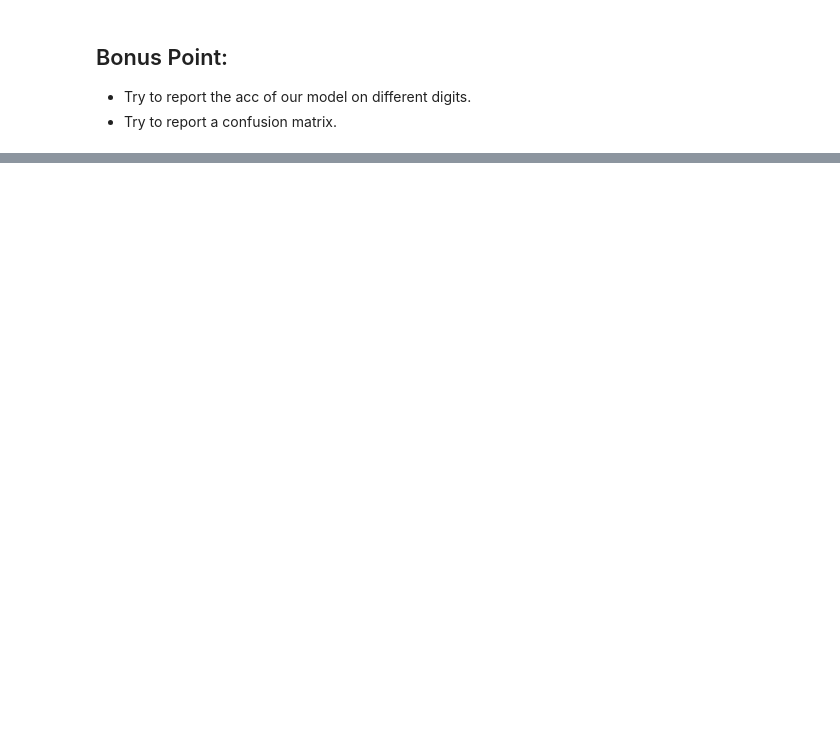
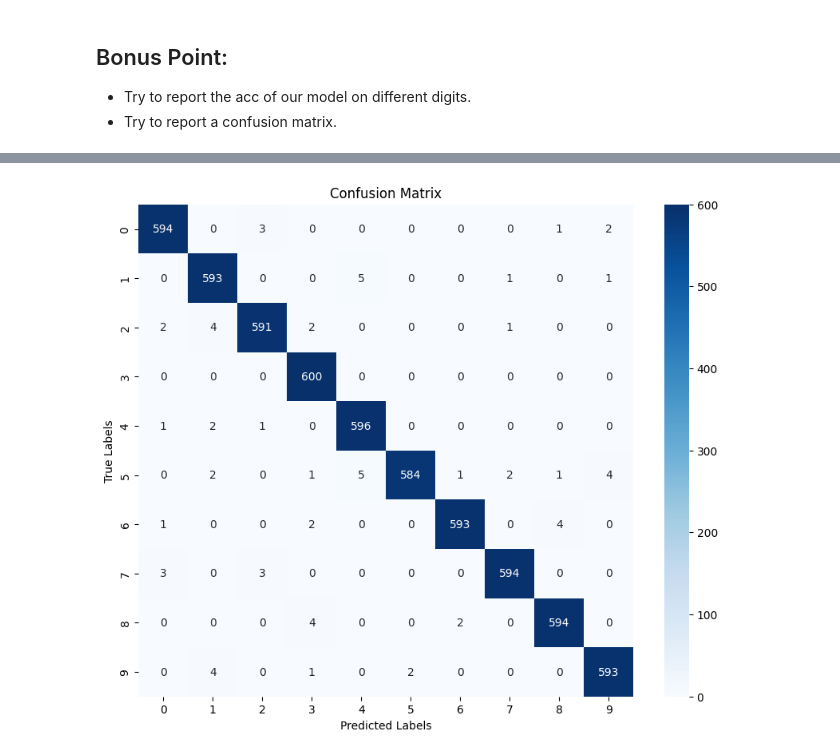
Before and after one commit to msoley/CSCI-535, a Jupyter notebook: speech-MNIST.ipynb, the cells around one changed output, grey strips where cells are left out. Cells and saved outputs as stored; diff of their text form; code cells hidden in the pictures; blank space fills up the shorter version.

```diff
--- a/speech-MNIST.ipynb
+++ b/speech-MNIST.ipynb
@@ -105,10 +118,12 @@ batch_size = 64
 filenames, labels = get_filenames_and_labels(root_dir)
 
 # TODO: Split data (One line of code)
-# You should use the function `split_data` that you have implemented.
+filenames_train, labels_train, filenames_test, labels_test, filenames_valid, labels_valid = split_data(filenames, labels, test_size=0.2, valid_size=0.2)
 
 # TODO: Create datasets (Three lines of code)
-# You should use the function `create_dataset` that was provided.
+train_dataset = create_dataset(filenames_train, labels_train, batch_size)
+test_dataset = create_dataset(filenames_test, labels_test, batch_size)
+valid_dataset = create_dataset(filenames_valid, labels_valid, batch_size)
 
 # Logging the dataset information along with the number of samples
 print("Train Dataset:", train_dataset, "Number of Samples:", len(filenames_train))
@@ -229,3 +311,18 @@ print(f'Test Loss: {test_loss:.6f}, Test Accuracy: {test_accuracy:.6f}')
 ## Bonus Point:
 - Try to report the acc of our model on different digits.
 - Try to report a confusion matrix.
+# %%
+# Initialize lists to store predictions and labels
+y_pred = []
+y_true = []
+
+# Iterate over the test dataset
+for images, labels in test_dataset:
+    # Make predictions
+    predictions = model.predict(images)
+    predicted_classes = tf.argmax(predictions, axis=1)
+
+    # Extend the prediction and true labels lists
+    y_pred.extend(predicted_classes.numpy())
+    y_true.extend(labels.numpy())
+print(classification_report(y_true, y_pred, target_names=classes))
@@ -231,0 +347,13 @@ print(f'Test Loss: {test_loss:.6f}, Test Accuracy: {test_accuracy:.6f}')
+# %%
+# Generate the confusion matrix
+cm = confusion_matrix(y_true, y_pred)
+
+# Plot the confusion matrix
+plt.figure(figsize=(10, 8))
+sns.heatmap(cm, annot=True, fmt="d", cmap="Blues", xticklabels=classes, yticklabels=classes)
+plt.title('Confusion Matrix')
+plt.xlabel('Predicted Labels')
+plt.ylabel('True Labels')
+plt.show()
+# %% [output]
+[figure, added]
```
Also changed, not shown: parts of 10 cells of this notebook.
